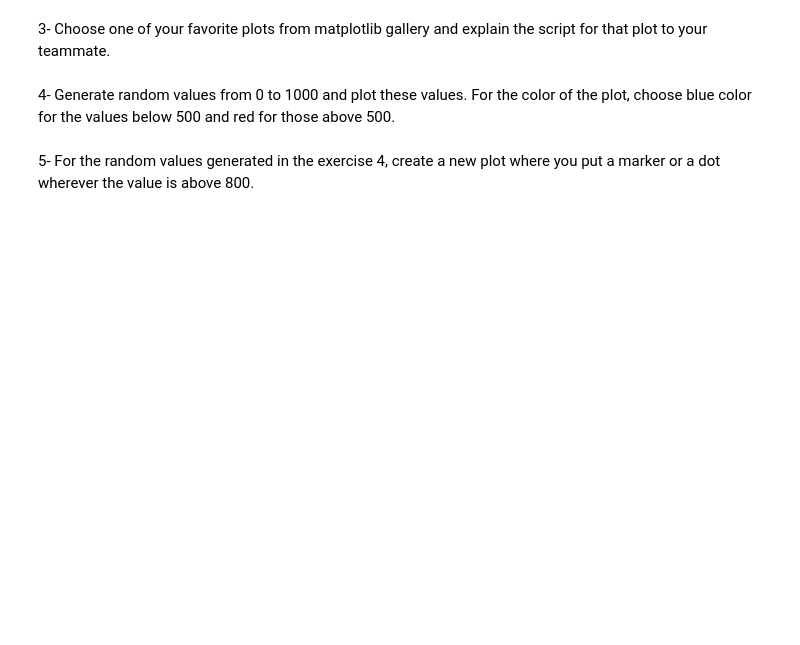
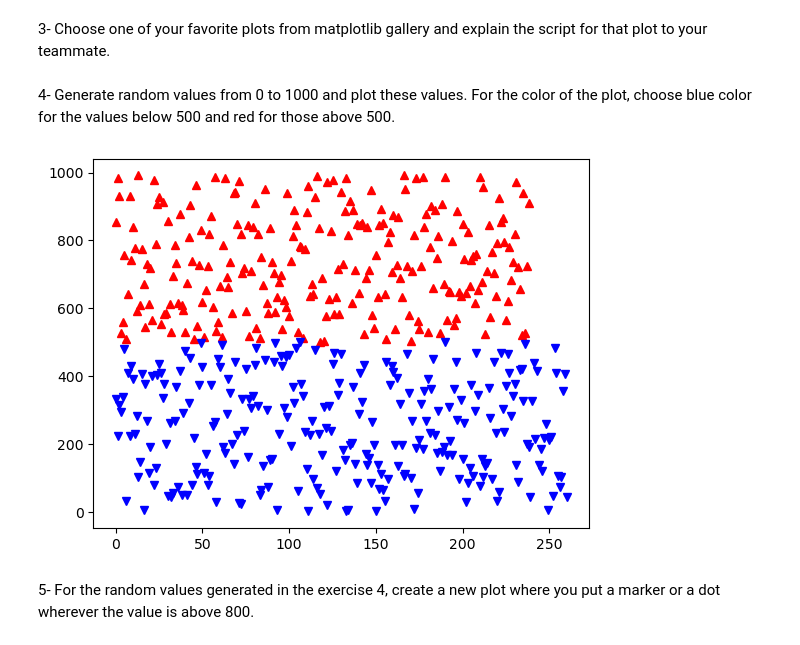
Before and after one commit to orhanakpinar/python.exercises, a Jupyter notebook: PythonForCSS/advancedDataAnalysisWithPython.ipynb, the cells around one changed output. Drawn from its saved outputs; the diff is of its cells as text; code cells hidden in the pictures; blank space fills up the shorter version.

```diff
--- a/PythonForCSS/advancedDataAnalysisWithPython.ipynb
+++ b/PythonForCSS/advancedDataAnalysisWithPython.ipynb
@@ -456,5 +466,25 @@ plt.show
 3- Choose one of your favorite plots from matplotlib gallery and explain the script for that plot to your teammate.
 # %% [markdown]
 4- Generate random values from 0 to 1000 and plot these values. For the color of the plot, choose blue color for the values below 500 and red for those above 500.
+# %%
+x_randList = np.random.uniform(low=0, high= 1000, size= 500)
+
+threshold = 500
+
+x_high = np.array([])
+x_low = np.array([])
+for i in x_randList:
+    if i >= 500:
+        x_high = np.append(x_high, i)
+    else:
+        x_low = np.append(x_low, i)
+
+
+fig, ax = plt.subplots()
+ax.plot(x_high, markerfacecolor="red", markeredgecolor="red", marker="^", linestyle="None")
+ax.plot(x_low, markerfacecolor="blue", markeredgecolor="blue", marker="v", linestyle="None")
+plt.show()
+# %% [output]
+[figure, added]
 # %% [markdown]
 5- For the random values generated in the exercise 4, create a new plot where you put a marker or a dot wherever the value is above 800.
```
Also changed, not shown: parts of 5 cells of this notebook.
